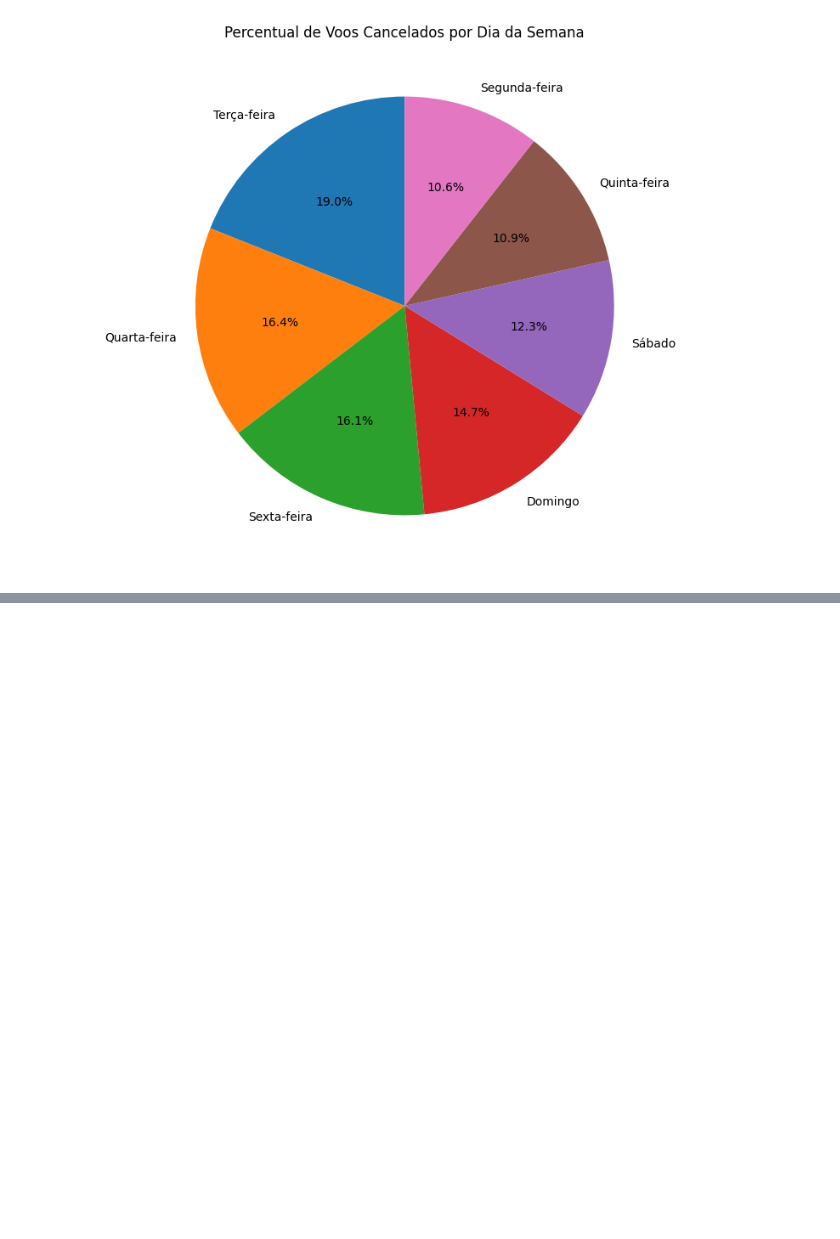
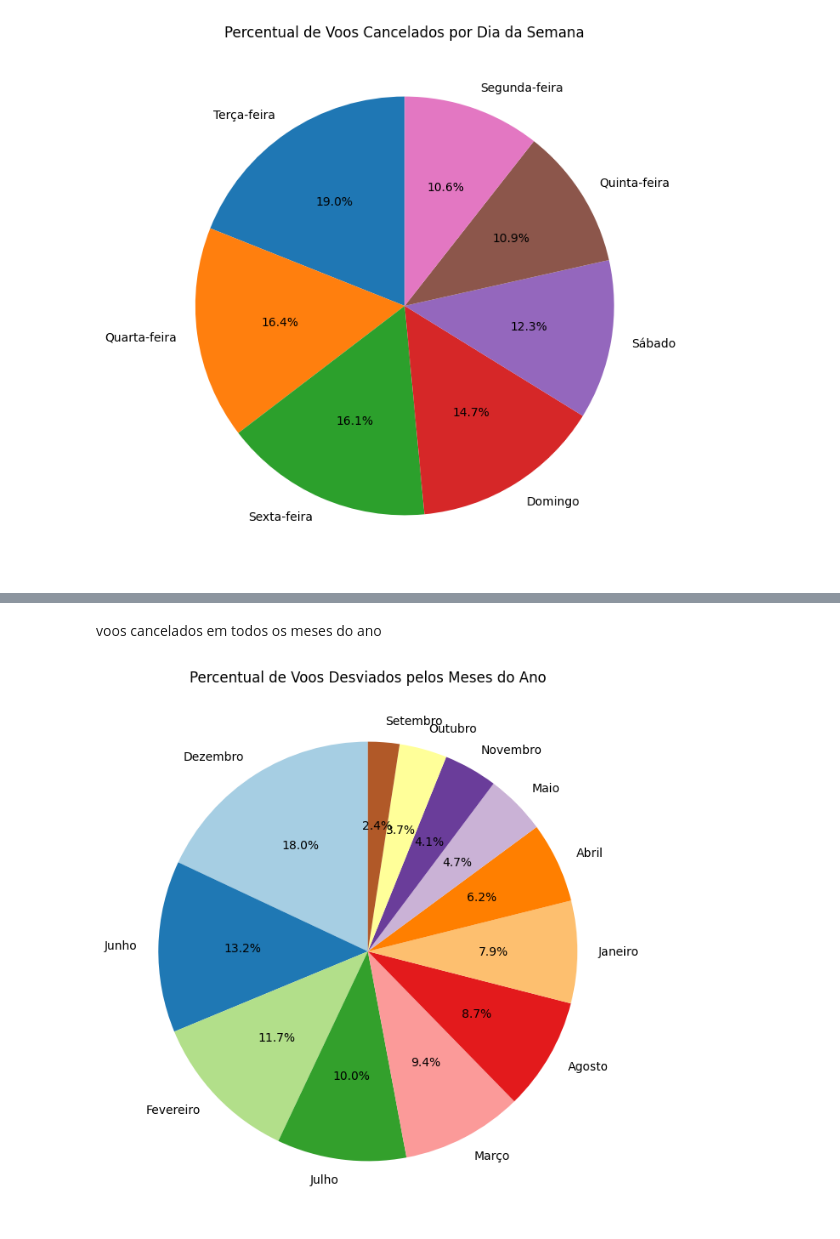
Before and after one commit to AdrielyZBoller/Projeto_Mod05_Ada_VemSerTech, a Jupyter notebook: projeto.ipynb, the cells around one changed output, grey strips where cells are left out. Saved outputs shown, nothing was run; the diff lists cells and outputs as text; code cells hidden in the pictures; blank space fills up the shorter version.

Commit message:
análise voos desviados

```diff
--- a/projeto.ipynb
+++ b/projeto.ipynb
@@ -579,0 +581,5 @@ plt.show()
+# %%
+df_Desviados = df[df['Diverted'] == 1]
+# %%
+contagens_normalizadas = df_Desviados['Month'].value_counts()
+print(contagens_normalizadas)
@@ -579,0 +601,15 @@ plt.show()
+# %% [markdown]
+voos cancelados em todos os meses do ano
+# %%
+# colocanos na ordem apresentadas no value_counts
+meses_do_ano = ['Dezembro', 'Junho', 'Fevereiro',
+                'Julho','Março', 'Agosto', 'Janeiro',
+                'Abril', 'Maio','Novembro','Outubro', 'Setembro']
+
+# Criando o gráfico de pizza
+plt.figure(figsize=(8, 8))
+plt.pie(contagens_normalizadas, labels=meses_do_ano, autopct='%1.1f%%', startangle=90, colors=plt.cm.Paired.colors)
+plt.title('Percentual de Voos Desviados pelos Meses do Ano')
+plt.show()
+# %% [output]
+[figure, added]
```
Also changed, not shown: parts of 5 cells of this notebook.
